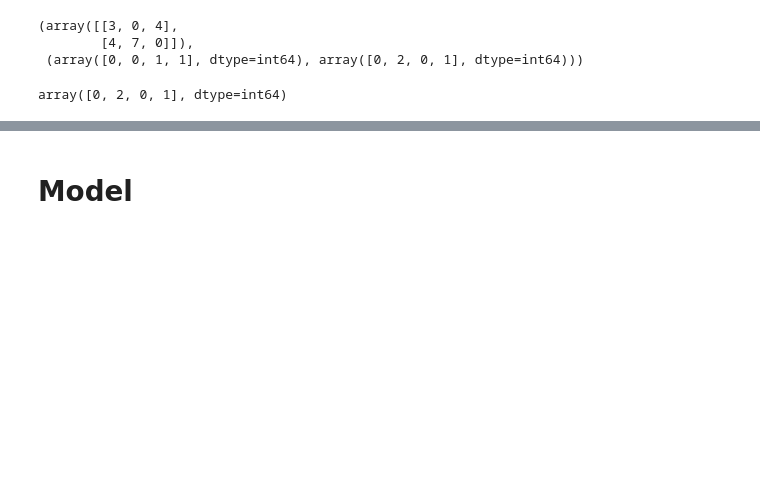
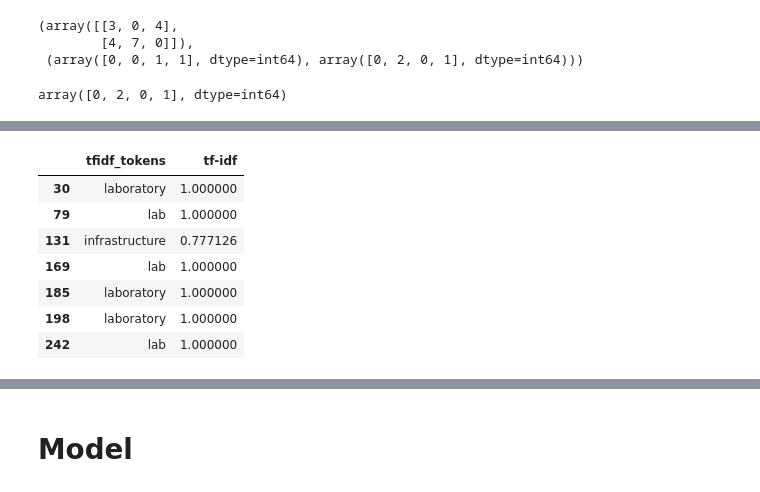
Before and after one commit to Amotagh/ORF, a Jupyter notebook: notebooks/3-model.ipynb, the cells around one changed output, grey strips where cells are left out. Drawn from its saved outputs; the diff is of its cells as text; code cells hidden in the pictures; blank space fills up the shorter version.

```diff
--- a/notebooks/3-model.ipynb
+++ b/notebooks/3-model.ipynb
@@ -274,3 +288,14 @@ df.sort_values(by=['tf-idf'],ascending=False)
+# %%
+df.loc[df.duplicated(), :]
+# %% [output]
+|  | tfidf_tokens | tf-idf |
+| 30 | laboratory | 1.000000 |
+| 79 | lab | 1.000000 |
+| 131 | infrastructure | 0.777126 |
+| 169 | lab | 1.000000 |
+| 185 | laboratory | 1.000000 |
+| 198 | laboratory | 1.000000 |
+| 242 | lab | 1.000000 |
 # %%
 #extract the words for with the tf-idf of higher than 0.5 for test set.
 m=0
```
Also changed, not shown: parts of 71 cells of this notebook, 4 other files.
